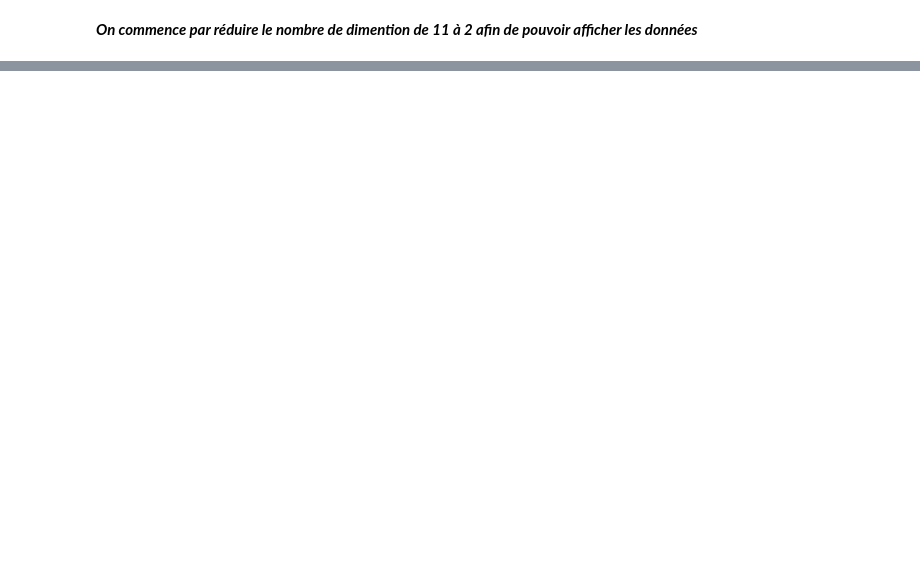
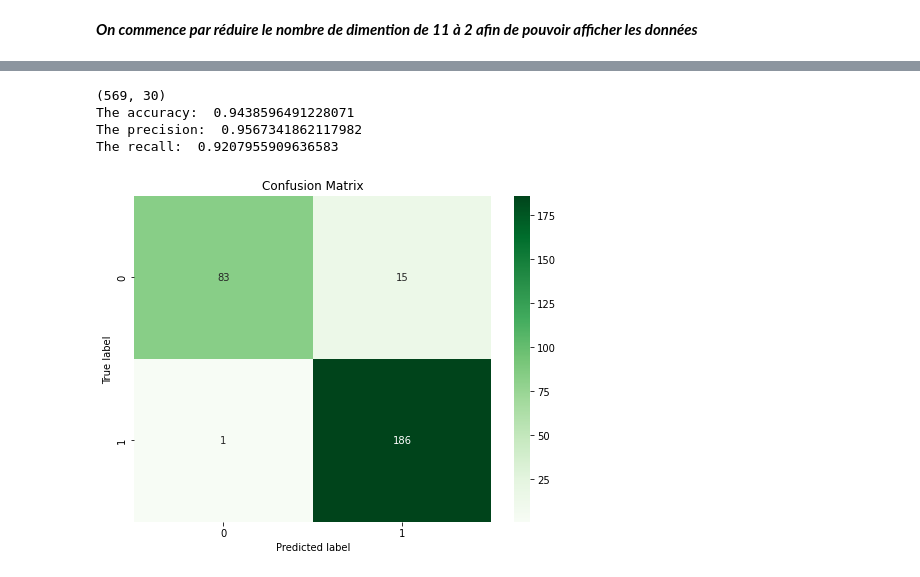
Before and after one commit to adchejjari/machine-l, a Jupyter notebook: lda.ipynb, the cells around one changed output, grey strips where cells are left out. Saved outputs shown, nothing was run; the diff lists cells and outputs as text; code cells hidden in the pictures; blank space fills up the shorter version.

```diff
--- a/lda.ipynb
+++ b/lda.ipynb
@@ -369,0 +291,14 @@ print(accuracy_score(y_test, predict(X_test)))
+# %%
+ # Illustrons ce que nous avons obtenu avec le dataset breast_cancer
+
+cancer = datasets.load_breast_cancer()
+X = cancer.data
+y = cancer.target
+
+illustrate_result(X,y)
+# %% [output]
+(569, 30)
+The accuracy:  0.9438596491228071
+The precision:  0.9567341862117982
+The recall:  0.9207955909636583
+[figure, added]
```
Also changed, not shown: parts of 25 cells of this notebook.
